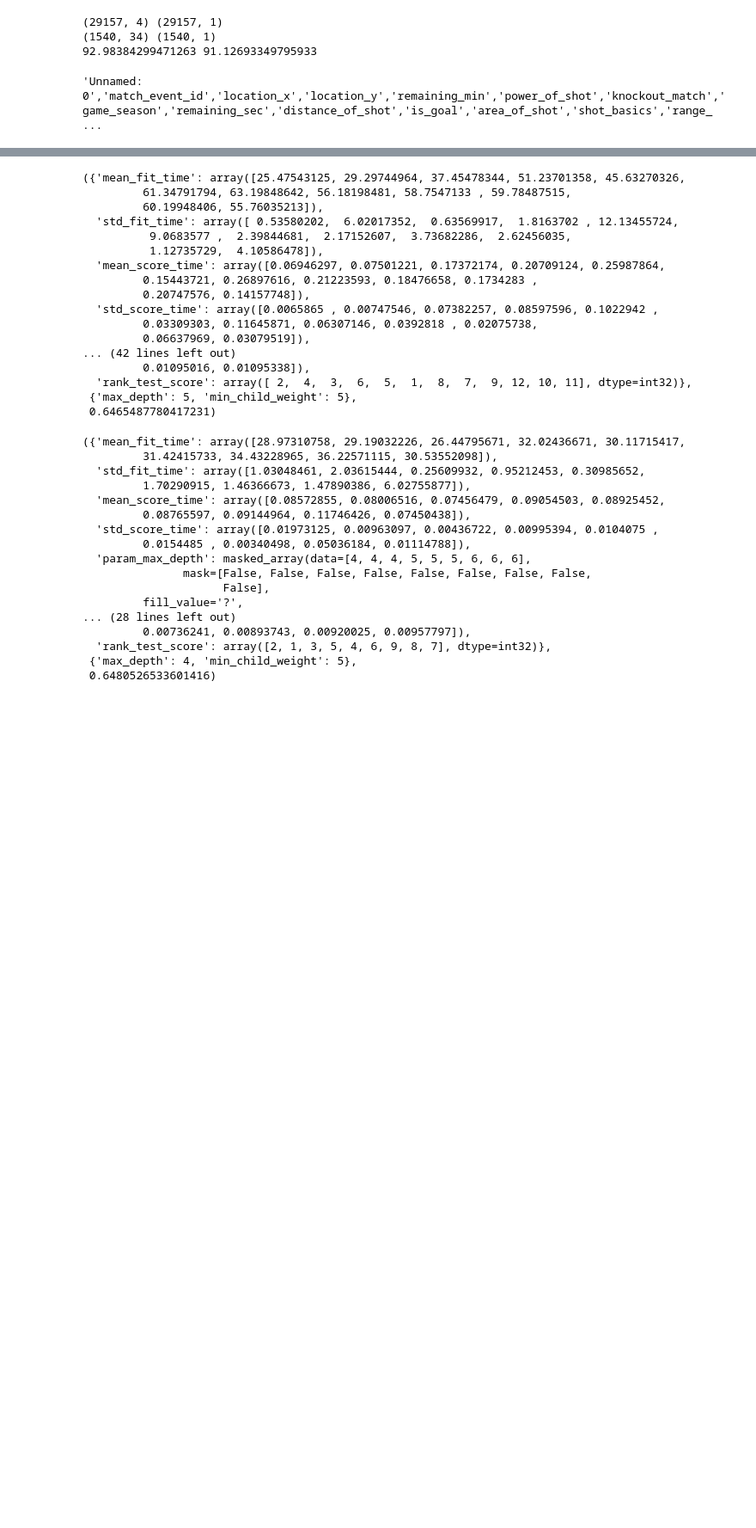
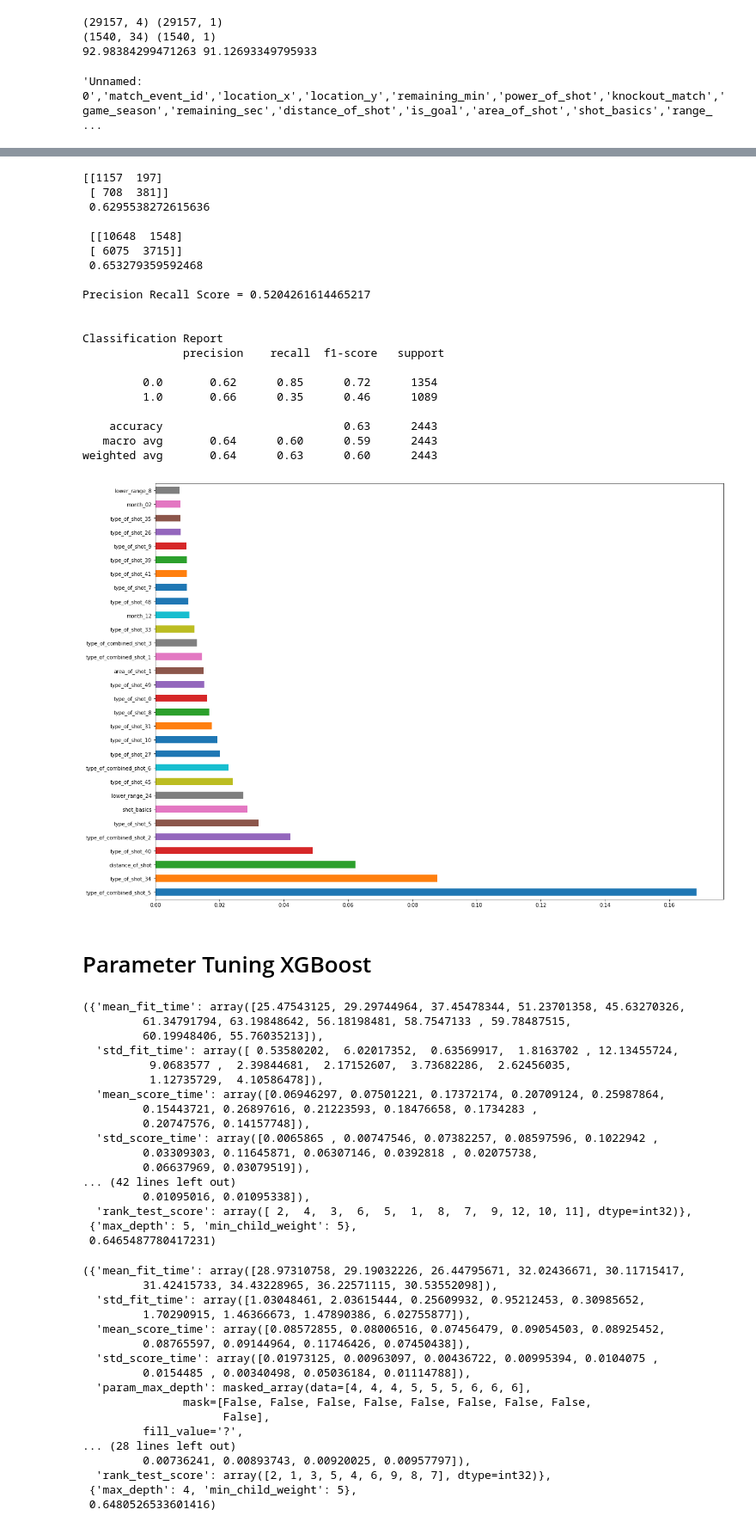
Before and after one commit to bhavi289/ZS, a Jupyter notebook: main.ipynb, the cells around one changed output, grey strips where cells are left out. Shown at 86% size. Cells and saved outputs as stored; diff of their text form; code cells hidden in the pictures; blank space fills up the shorter version.

```diff
--- a/main.ipynb
+++ b/main.ipynb
@@ -498,14 +551,14 @@ g = sns.heatmap(dt[top_corr_features].corr(),annot=True,cmap="RdYlGn")
 
 
 considering_features = ['match_event_id','location_x','location_y'\
-                        ,'remaining_min','power_of_shot','knockout_match'\
+                        ,'remaining_min','knockout_match'\
                         , 'distance_of_shot','area_of_shot'\
                         ,'shot_basics','type_of_shot'\
                         ,'type_of_combined_shot','lower_range'\
                         ,'upper_range','home','month',\
                         'is_goal', 'shot_id_number'] # These 2 are not considered as training features
 
-categorical_features = ['power_of_shot', 'area_of_shot'\
+categorical_features = ['area_of_shot'\
                        , 'type_of_shot', 'type_of_combined_shot','lower_range'\
                         ,'upper_range','home','month','knockout_match']
 # %%
@@ -641,7 +695,16 @@ y_pred = logistic.predict(X_test)
 evaluatePredictions(y_test, y_pred, y_train, y_pred_train, logistic)
 
 from xgboost import XGBClassifier
-xboost_classifier = XGBClassifier(random_state = 0, scale_pos_weight=ratio)
+xboost_classifier = XGBClassifier(learning_rate =0.1,
+                                 n_estimators=149,
+                                 max_depth=4,
+                                 min_child_weight=5,
+                                 gamma=0.3,
+                                 reg_alpha=0.1,
+                                 objective= 'binary:logistic',
+                                 scale_pos_weight=1,
+                                 seed=27)
+
 xboost_classifier.fit(X_train, y_train)
 
 y_pred_train = xboost_classifier.predict(X_train)
@@ -687,3 +750,4 @@ plt.show()
 # y_pred = classifier.predict(X_test)
 
 # evaluatePredictions(y_test, y_pred, y_train, y_pred_train, classifier)
+# %% [output]
@@ -689,0 +774,21 @@ plt.show()
+[[1157  197]
+ [ 708  381]]
+ 0.6295538272615636
+
+ [[10648  1548]
+ [ 6075  3715]]
+ 0.653279359592468
+
+Precision Recall Score = 0.5204261614465217
+
+
+Classification Report
+               precision    recall  f1-score   support
+
+         0.0       0.62      0.85      0.72      1354
+         1.0       0.66      0.35      0.46      1089
+
+    accuracy                           0.63      2443
+   macro avg       0.64      0.60      0.59      2443
+weighted avg       0.64      0.63      0.60      2443
+[figure, added]
@@ -690,3 +811,5 @@ plt.show()
+# %% [markdown]
+<h1>Parameter Tuning XGBoost </h1>
 # %%
 '''
     Parameter Tuning XGBoost
```
Also changed, not shown: parts of 18 cells of this notebook.
